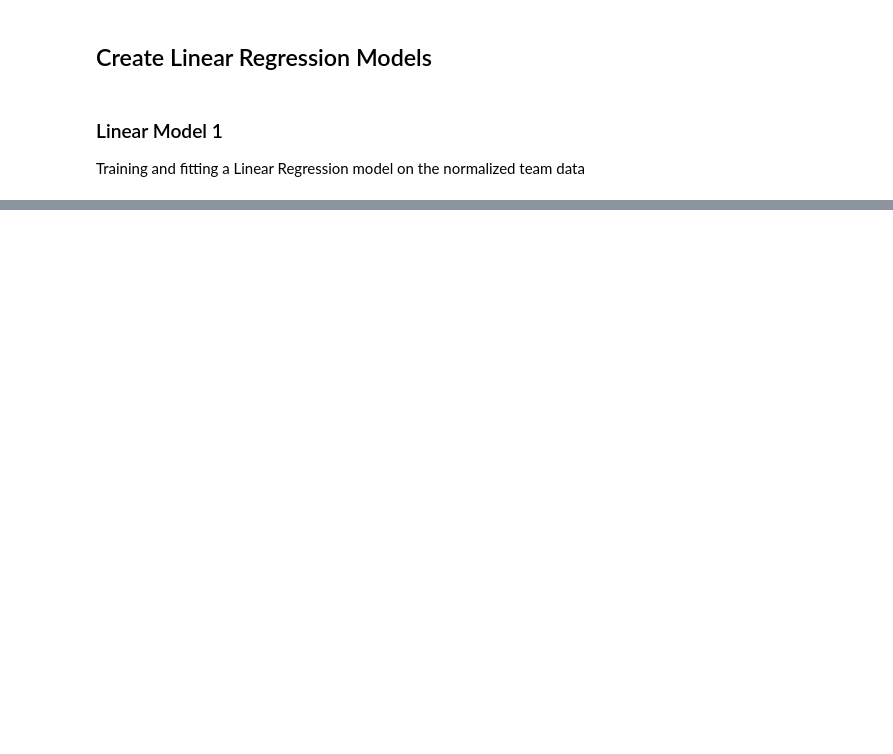
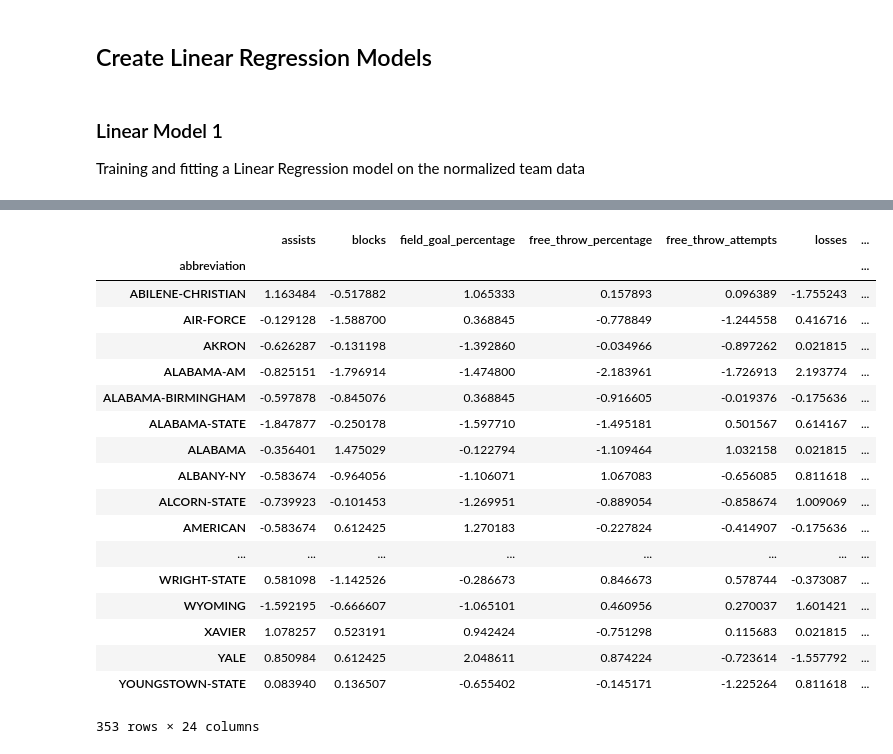
Before and after one commit to JustinRWong/AmazoogleChallengeLab, a Jupyter notebook: Modeling[11-26].ipynb, the cells around one changed output, grey strips where cells are left out. Cells and saved outputs as stored; diff of their text form; code cells hidden in the pictures; blank space fills up the shorter version.

```diff
--- a/Modeling[11-26].ipynb
+++ b/Modeling[11-26].ipynb
@@ -445,0 +481,23 @@ comparison_stats.sort_values("win_percentage",ascending = False)
+# %%
+## Take a look at the correlation
+correlation_normalized_all_teams
+# %% [output]
+|  | assists | blocks | field_goal_percentage | free_throw_percentage | free_throw_attempts | losses | ... |
+| abbreviation |  |  |  |  |  |  | ... |
+| ABILENE-CHRISTIAN | 1.163484 | -0.517882 | 1.065333 | 0.157893 | 0.096389 | -1.755243 | ... |
+| AIR-FORCE | -0.129128 | -1.588700 | 0.368845 | -0.778849 | -1.244558 | 0.416716 | ... |
+| AKRON | -0.626287 | -0.131198 | -1.392860 | -0.034966 | -0.897262 | 0.021815 | ... |
+| ALABAMA-AM | -0.825151 | -1.796914 | -1.474800 | -2.183961 | -1.726913 | 2.193774 | ... |
+| ALABAMA-BIRMINGHAM | -0.597878 | -0.845076 | 0.368845 | -0.916605 | -0.019376 | -0.175636 | ... |
+| ALABAMA-STATE | -1.847877 | -0.250178 | -1.597710 | -1.495181 | 0.501567 | 0.614167 | ... |
+| ALABAMA | -0.356401 | 1.475029 | -0.122794 | -1.109464 | 1.032158 | 0.021815 | ... |
+| ALBANY-NY | -0.583674 | -0.964056 | -1.106071 | 1.067083 | -0.656085 | 0.811618 | ... |
+| ALCORN-STATE | -0.739923 | -0.101453 | -1.269951 | -0.889054 | -0.858674 | 1.009069 | ... |
+| AMERICAN | -0.583674 | 0.612425 | 1.270183 | -0.227824 | -0.414907 | -0.175636 | ... |
+| ... | ... | ... | ... | ... | ... | ... | ... |
+| WRIGHT-STATE | 0.581098 | -1.142526 | -0.286673 | 0.846673 | 0.578744 | -0.373087 | ... |
+| WYOMING | -1.592195 | -0.666607 | -1.065101 | 0.460956 | 0.270037 | 1.601421 | ... |
+| XAVIER | 1.078257 | 0.523191 | 0.942424 | -0.751298 | 0.115683 | 0.021815 | ... |
+| YALE | 0.850984 | 0.612425 | 2.048611 | 0.874224 | -0.723614 | -1.557792 | ... |
+| YOUNGSTOWN-STATE | 0.083940 | 0.136507 | -0.655402 | -0.145171 | -1.225264 | 0.811618 | ... |
+353 rows × 24 columns
```
Also changed, not shown: parts of 41 cells of this notebook.
